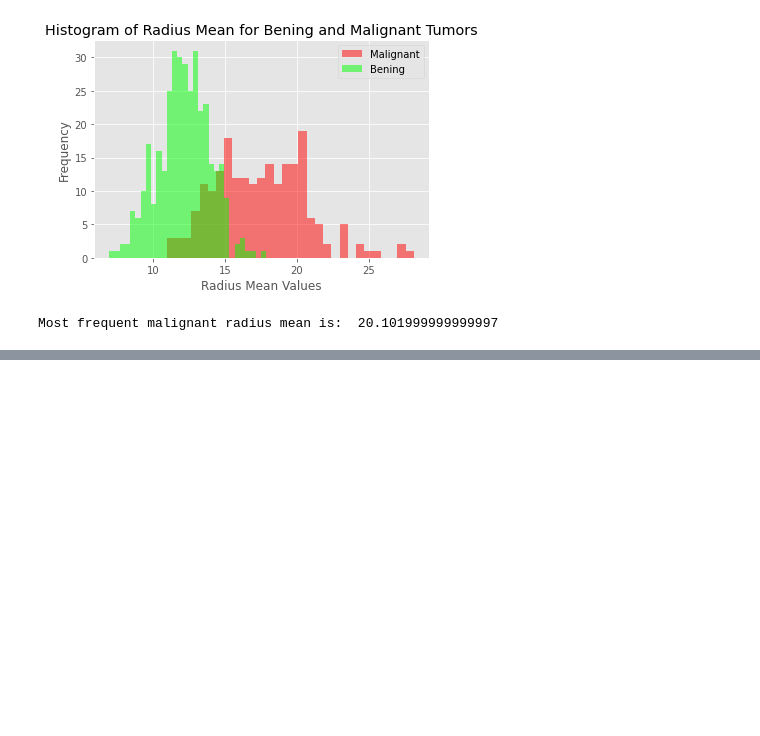
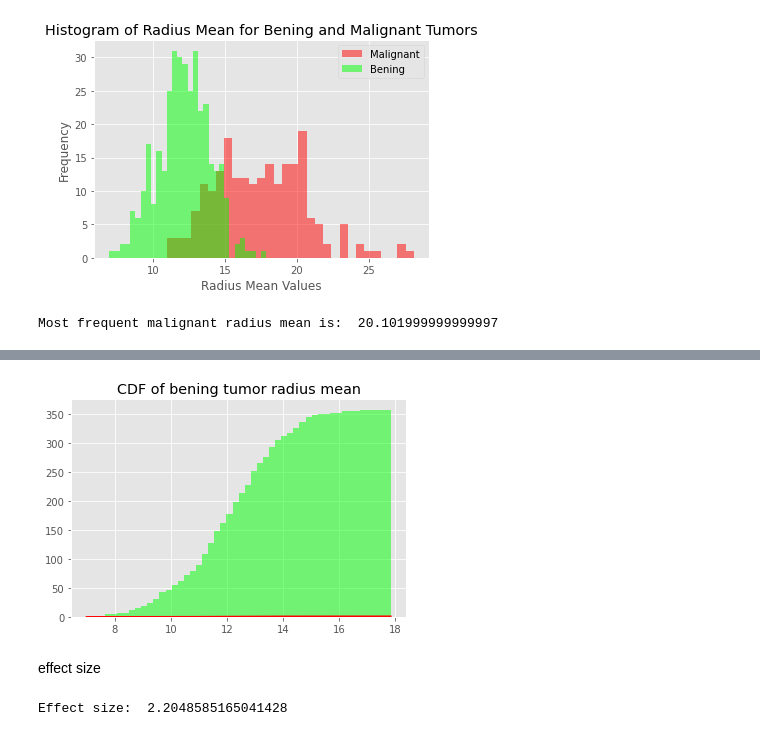
Before and after one commit to mozhgans/statisticalLearning, a Jupyter notebook: statistical_learning.ipynb, the cells around one changed output, grey strips where cells are left out. Saved outputs shown, nothing was run; the diff lists cells and outputs as text; code cells hidden in the pictures; blank space fills up the shorter version.

```diff
--- a/statistical_learning.ipynb
+++ b/statistical_learning.ipynb
@@ -63,0 +110,20 @@ Most frequent malignant radius mean is:  20.101999999999997
+# %%
+plt.hist(data_bening.radius_mean,bins=50,fc=(0,1,0,0.5),label='Bening',cumulative = True)
+sorted_data = np.sort(data_bening.radius_mean)
+y = np.arange(len(sorted_data))/float(len(sorted_data)-1)
+plt.plot(sorted_data,y,color='red')
+plt.title('CDF of bening tumor radius mean')
+plt.show()
+# %% [output]
+[figure, added]
+# %% [markdown]
+effect size
+# %%
+mean_diff = data_malignant.radius_mean.mean() - data_bening.radius_mean.mean()
+var_bening = data_bening.radius_mean.var()
+var_malignant = data_malignant.radius_mean.var()
+var_pooled = (len(data_bening)*var_bening +len(data_malignant)*var_malignant ) / float(len(data_bening)+ len(data_malignant))
+effect_size = mean_diff/np.sqrt(var_pooled)
+print("Effect size: ",effect_size)
+# %% [output]
+Effect size:  2.2048585165041428
```
Also changed, not shown: parts of 25 cells of this notebook.
